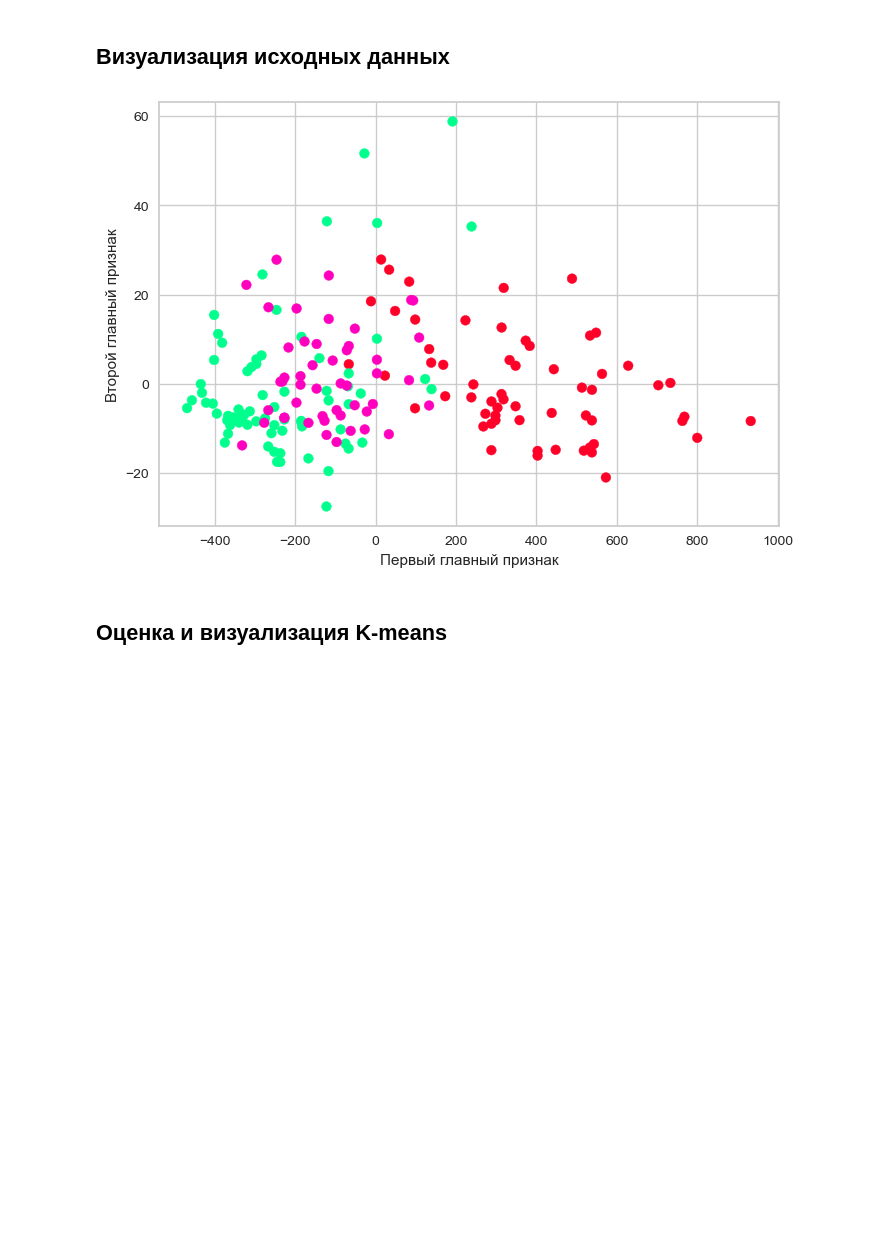
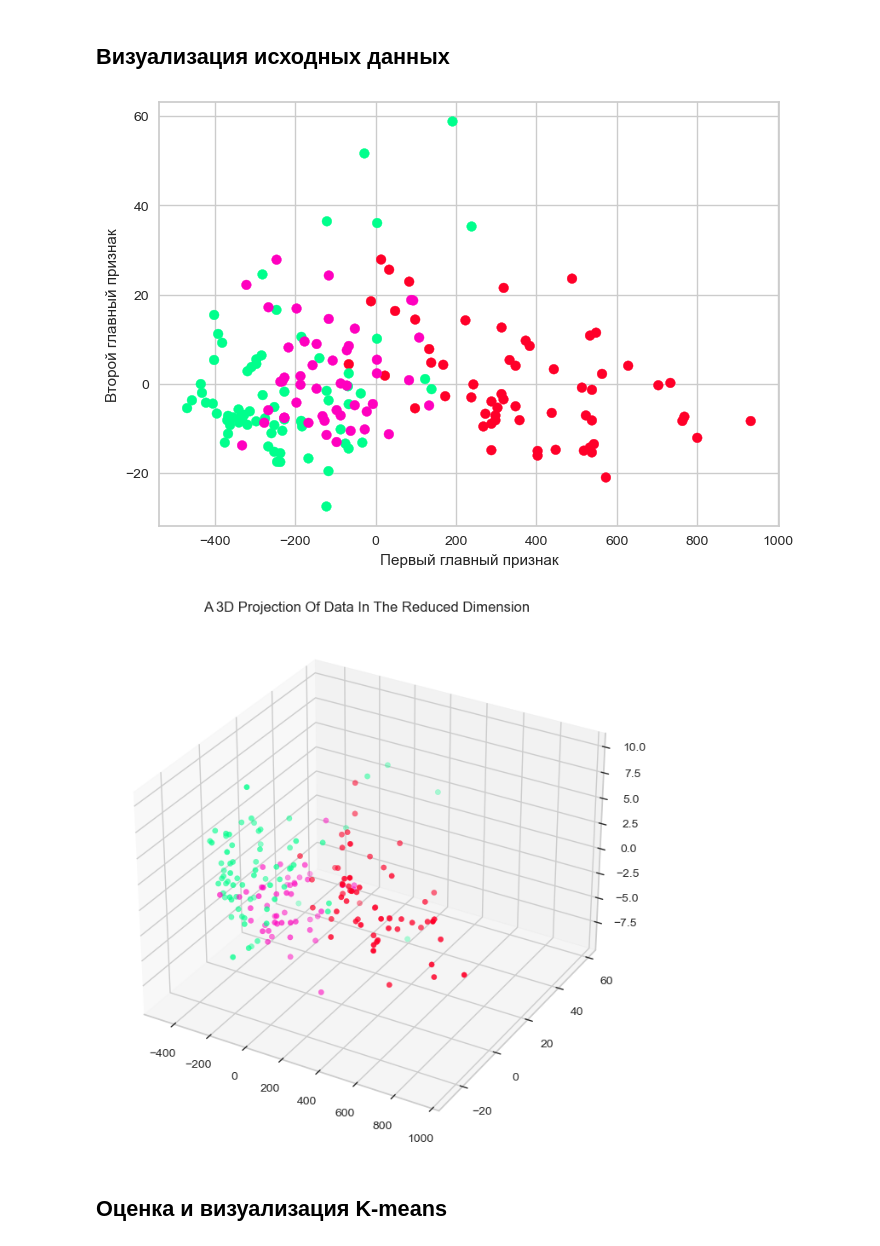
Before and after one commit to fongradnastya/data_anilysis6, a Jupyter notebook: notebooks/work6.ipynb, the cells around one changed output. Saved outputs shown, nothing was run; the diff lists cells and outputs as text; code cells hidden in the pictures; blank space fills up the shorter version.

Commit message:
Added 3d graphs

```diff
--- a/notebooks/work6.ipynb
+++ b/notebooks/work6.ipynb
@@ -39,7 +42,7 @@ df_w
 | 177 | 14.13 | 4.10 | 2.74 | 24.5 | 96.0 | 2.05 | 0.76 | ... |
 178 rows × 14 columns
 # %%
-def plot_pca(x, y, c_centers=None, title=None):
+def plot_2d_pca(x, y, c_centers=None, title=None):
     """
 
     :param x:
@@ -61,6 +64,23 @@ def plot_pca(x, y, c_centers=None, title=None):
         plt.scatter(c_centers[:, 0], c_centers[:, 1],
                     c=np.arange(c_centers.shape[0]), marker="+", s=300)
     plt.show()
+# %%
+def plot_pca(x, y, c_centers=None):
+    pass
+# %%
+def plot_3d_pca(x, y, c_centers=None, title=None):
+    pca = PCA(n_components=3, random_state=42)
+    pca.fit(x)
+    PCA_ds = pd.DataFrame(pca.transform(x), columns=(["col1","col2", "col3"]))
+    x_c =PCA_ds["col1"]
+    y_c =PCA_ds["col2"]
+    z_c =PCA_ds["col3"]
+    #To plot
+    fig = plt.figure(figsize=(10,8))
+    ax = fig.add_subplot(111, projection="3d")
+    ax.scatter(x_c, y_c, z_c, c=y)
+    ax.set_title("A 3D Projection Of Data In The Reduced Dimension")
+    plt.show()
 # %%
 def count_scores(x, y, y_pred):
     """
@@ -84,8 +104,10 @@ def count_scores(x, y, y_pred):
 ## Визуализация исходных данных
 # %%
 plot_pca(x, y)
+plot_3d_pca(x, y)
 # %% [output]
 [figure]
+[figure, added]
 # %% [markdown]
 ## Оценка и визуализация K-means
 # %%
```
Also changed, not shown: parts of 7 cells of this notebook.
